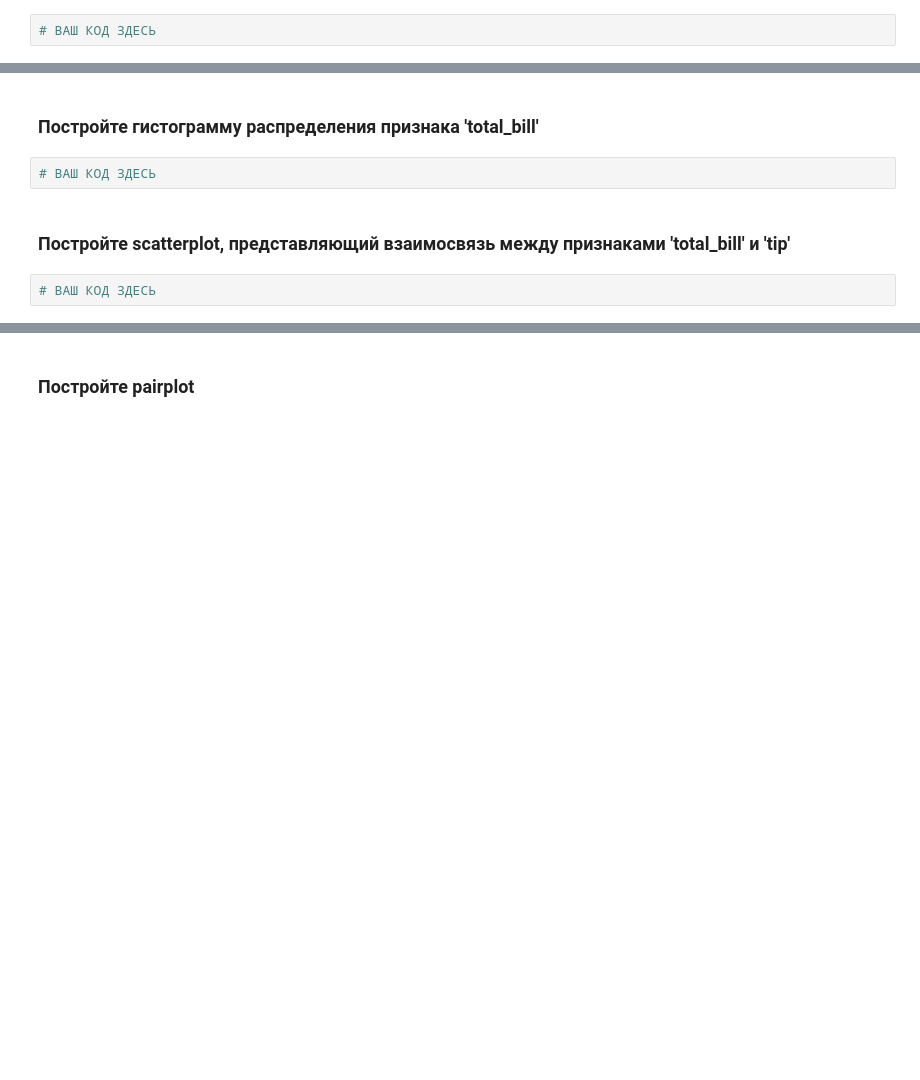
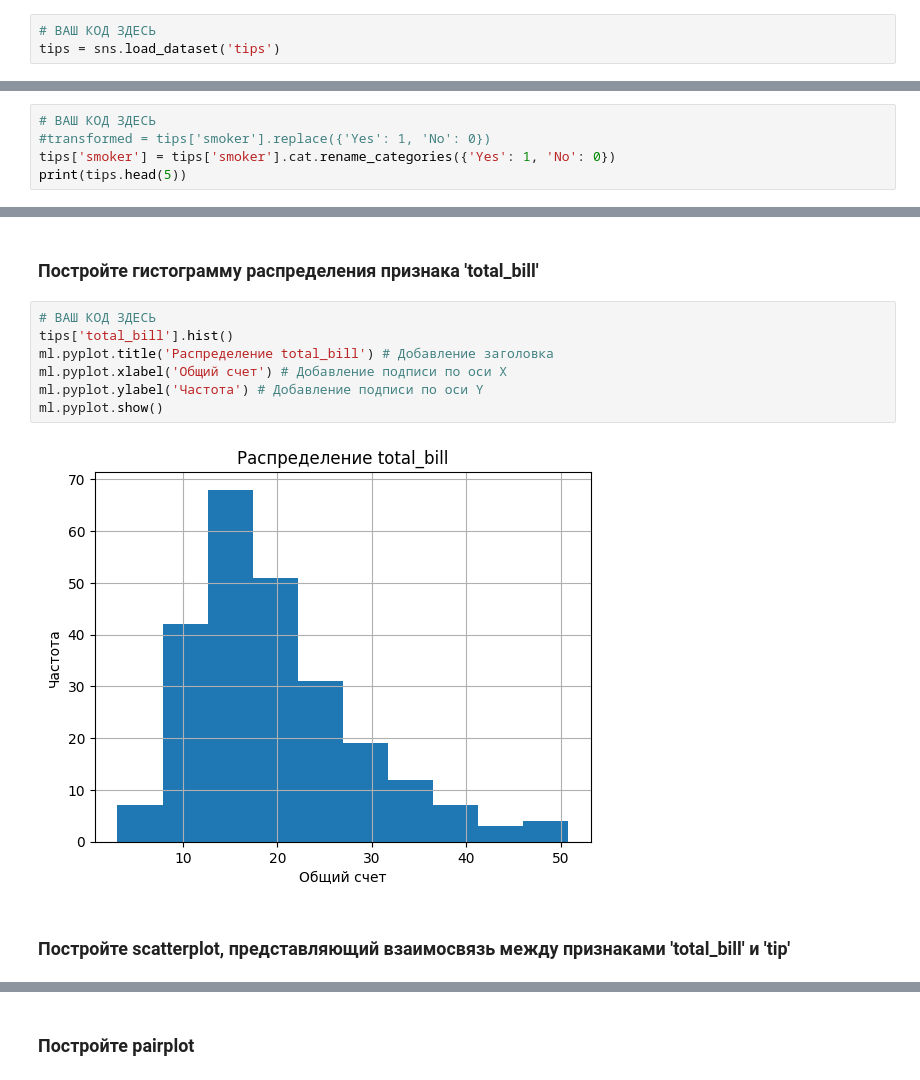
Before and after one commit to korolenko/ML-Basic, a Jupyter notebook: homework_07/homework_07.ipynb, the cells around one changed output, grey strips where cells are left out. Cells and saved outputs as stored; diff of their text form; blank space fills up the shorter version.

```diff
--- a/homework_07/homework_07.ipynb
+++ b/homework_07/homework_07.ipynb
@@ -156,6 +161,7 @@ print(f'normalized_arr_1: {normalized_arr_2}')
 ### Загрузите датасет Tips из набора датасетов seaborn
 # %%
 # ВАШ КОД ЗДЕСЬ
+tips = sns.load_dataset('tips')
 # %% [markdown]
 ### Посмотрите на первые 5 строчек
 # %%
@@ -194,0 +279,5 @@ print(f'normalized_arr_1: {normalized_arr_2}')
+# %%
+# ВАШ КОД ЗДЕСЬ
+#transformed = tips['smoker'].replace({'Yes': 1, 'No': 0})
+tips['smoker'] = tips['smoker'].cat.rename_categories({'Yes': 1, 'No': 0})
+print(tips.head(5))
@@ -196,9 +293,14 @@ print(f'normalized_arr_1: {normalized_arr_2}')
 # III. Visualization
 # %% [markdown]
 ### Постройте гистограмму распределения признака 'total_bill'
-# %%
-# ВАШ КОД ЗДЕСЬ
+# %%
+# ВАШ КОД ЗДЕСЬ
+tips['total_bill'].hist()
+ml.pyplot.title('Распределение total_bill') # Добавление заголовка
+ml.pyplot.xlabel('Общий счет') # Добавление подписи по оси X
+ml.pyplot.ylabel('Частота') # Добавление подписи по оси Y
+ml.pyplot.show()
+# %% [output]
+[figure, added]
 # %% [markdown]
 ### Постройте scatterplot, представляющий взаимосвязь между признаками 'total_bill' и 'tip'
-# %%
-# ВАШ КОД ЗДЕСЬ
```
Also changed, not shown: parts of 26 cells of this notebook, 1 other file.
